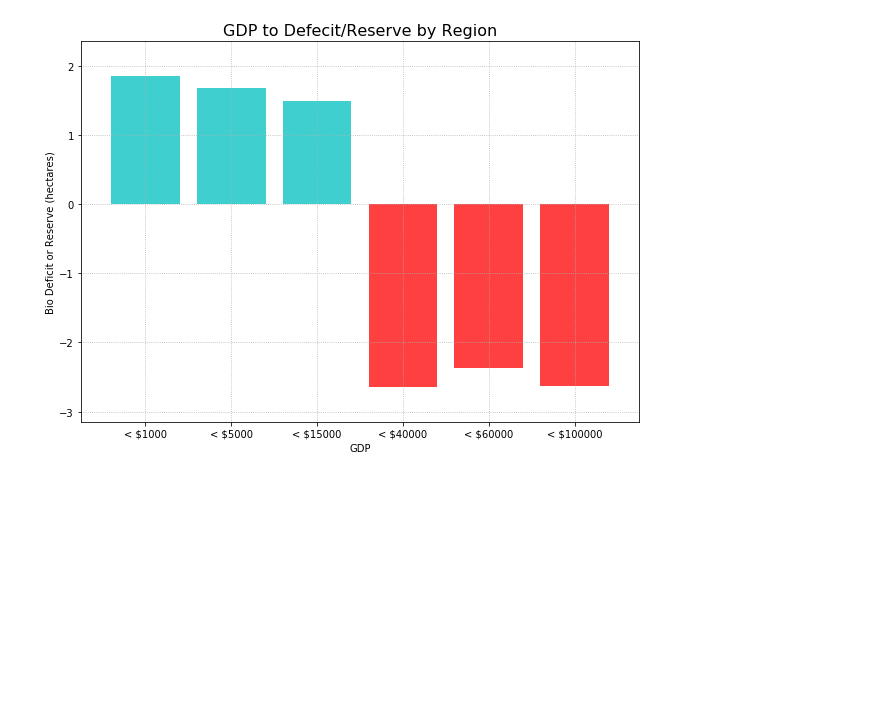
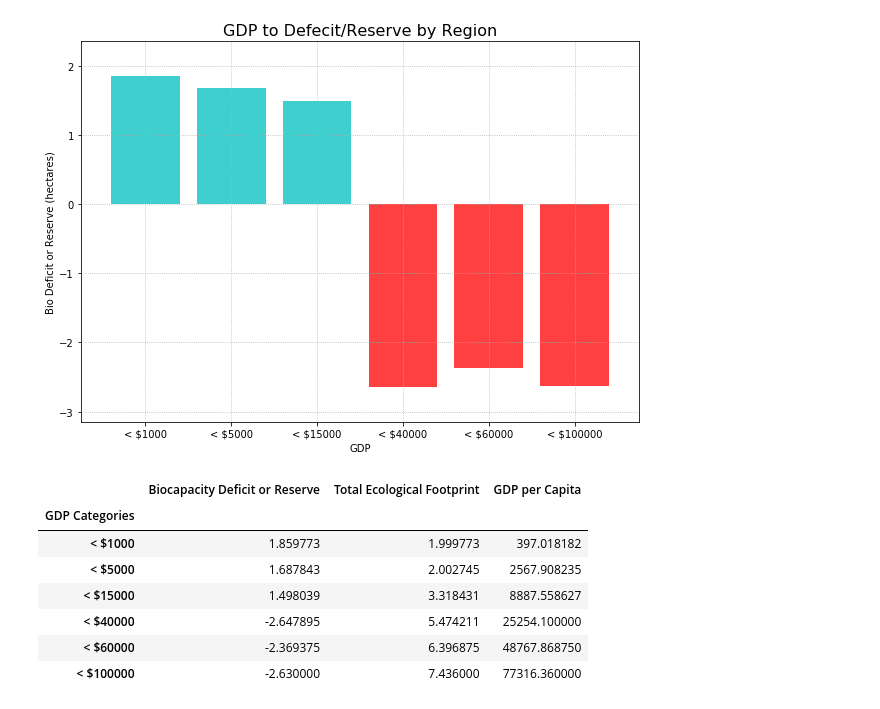
Before and after one commit to limbz-sami/Eco_footprint, a Jupyter notebook: gdp_explore_ask.ipynb, the cells around one changed output. Saved outputs shown, nothing was run; the diff lists cells and outputs as text; code cells hidden in the pictures; blank space fills up the shorter version.

```diff
--- a/gdp_explore_ask.ipynb
+++ b/gdp_explore_ask.ipynb
@@ -152,3 +164,15 @@ plt.ylabel("Bio Deficit or Reserve (hectares)")
 plt.grid(linestyle='dotted')
 # %% [output]
 [figure]
+# %%
+eco_4_plot = bio_vs_gdp.groupby("GDP Categories").mean()
+eco_4_plot
+# %% [output]
+|  | Biocapacity Deficit or Reserve | Total Ecological Footprint | GDP per Capita |
+| GDP Categories |  |  |  |
+| < $1000 | 1.859773 | 1.999773 | 397.018182 |
+| < $5000 | 1.687843 | 2.002745 | 2567.908235 |
+| < $15000 | 1.498039 | 3.318431 | 8887.558627 |
+| < $40000 | -2.647895 | 5.474211 | 25254.100000 |
+| < $60000 | -2.369375 | 6.396875 | 48767.868750 |
+| < $100000 | -2.630000 | 7.436000 | 77316.360000 |
```
Also changed, not shown: parts of 13 cells of this notebook.
